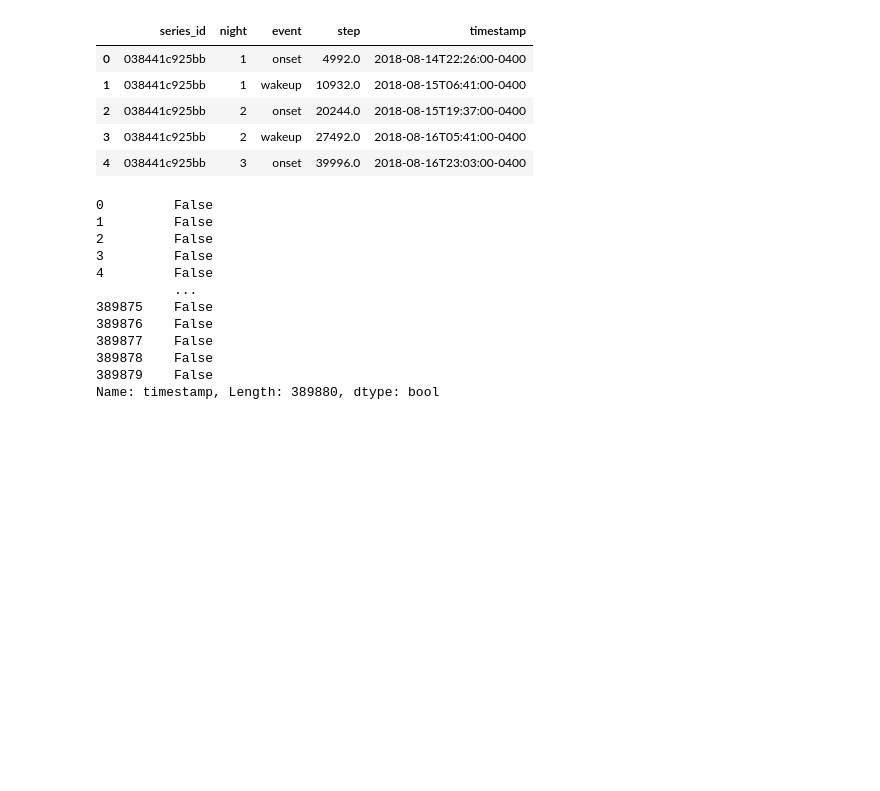
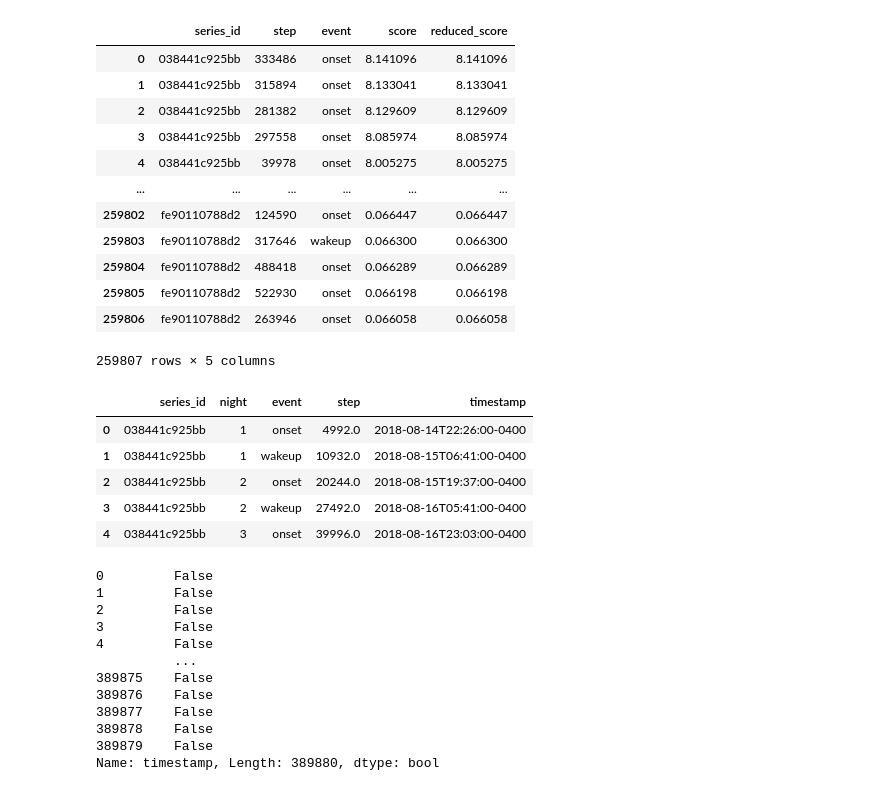
Before and after one commit to penguin-prg/child-mind-institute-detect-sleep-states, a Jupyter notebook: notebook/visualize_sub_all_days.ipynb, the cells around one changed output. Saved outputs shown, nothing was run; the diff lists cells and outputs as text; code cells hidden in the pictures; blank space fills up the shorter version.

```diff
--- a/notebook/visualize_sub_all_days.ipynb
+++ b/notebook/visualize_sub_all_days.ipynb
@@ -61,3 +77,19 @@ display(oof.head())
+# %%
+sub
+# %% [output]
+|  | series_id | step | event | score | reduced_score |
+| 0 | 038441c925bb | 333486 | onset | 8.141096 | 8.141096 |
+| 1 | 038441c925bb | 315894 | onset | 8.133041 | 8.133041 |
+| 2 | 038441c925bb | 281382 | onset | 8.129609 | 8.129609 |
+| 3 | 038441c925bb | 297558 | onset | 8.085974 | 8.085974 |
+| 4 | 038441c925bb | 39978 | onset | 8.005275 | 8.005275 |
+| ... | ... | ... | ... | ... | ... |
+| 259802 | fe90110788d2 | 124590 | onset | 0.066447 | 0.066447 |
+| 259803 | fe90110788d2 | 317646 | wakeup | 0.066300 | 0.066300 |
+| 259804 | fe90110788d2 | 488418 | onset | 0.066289 | 0.066289 |
+| 259805 | fe90110788d2 | 522930 | onset | 0.066198 | 0.066198 |
+| 259806 | fe90110788d2 | 263946 | onset | 0.066058 | 0.066058 |
+259807 rows × 5 columns
 # %%
 labels = pd.read_csv(f"{CFG['dataset']['competition_dir']}/train_events.csv").dropna()
 labels.head()
```
Also changed, not shown: parts of 2 cells of this notebook, 3 other files.
